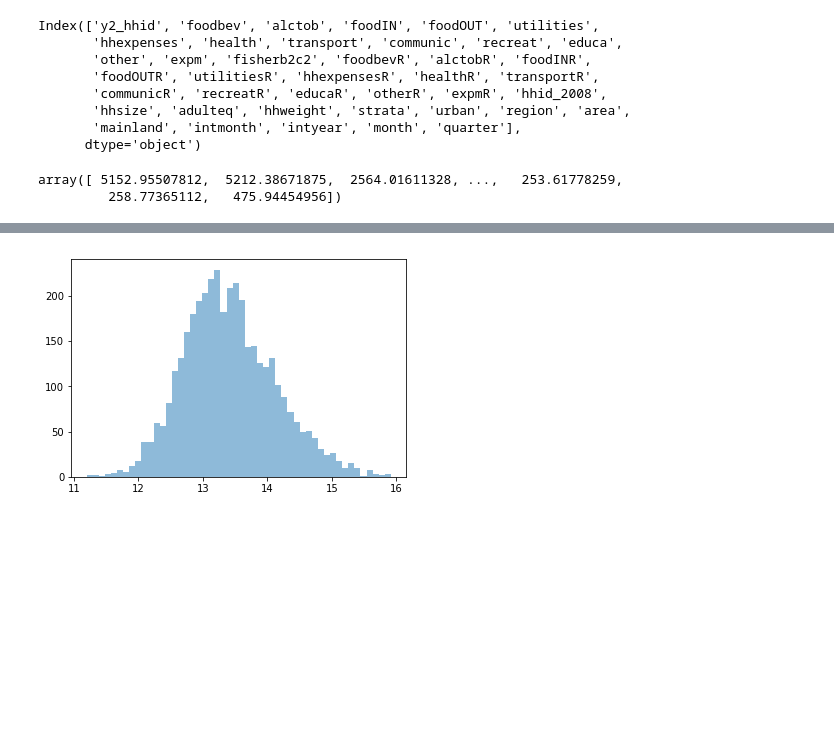
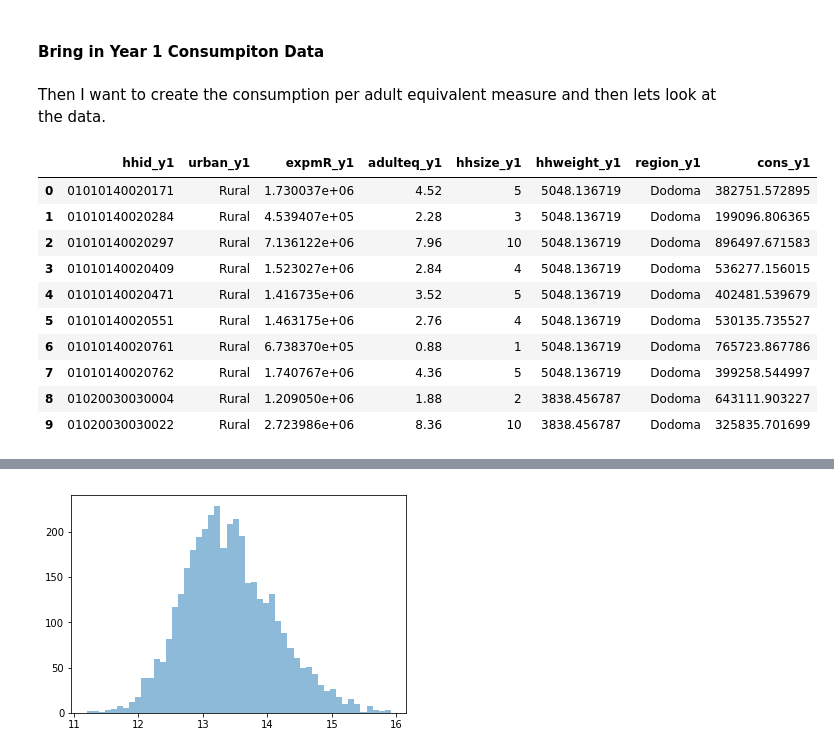
Before and after one commit to mwaugh0328/Data_Bootcamp_Fall_2017, a Jupyter notebook: final_project/tanzania_track.ipynb, the cells around one changed output, grey strips where cells are left out. Saved outputs shown, nothing was run; the diff lists cells and outputs as text; code cells hidden in the pictures; blank space fills up the shorter version.

```diff
--- a/final_project/tanzania_track.ipynb
+++ b/final_project/tanzania_track.ipynb
@@ -20,23 +44,38 @@ import numpy as np
+# %% [markdown]
+#### Bring in Year 1 Consumpiton Data
 # %%
-path = "C://Users//mwaugh//Dropbox//Panel Tracking Surveys//Tanzania//Raw Data (2008-2009 and 2010-2011)"
-file = path + "//TZY2.HH.Consumption.dta"
+path_laptop = "C://Users//mwaugh//Dropbox//Panel Tracking Surveys//Tanzania//Raw Data (2008-2009 and 2010-2011)"
+path_desktop = "C://Users//mwaugh.NYC-STERN//Dropbox//Panel Tracking Surveys//Tanzania\Raw Data (2008-2009 and 2010-2011)"
 
-demo_tanz = pd.read_stata(file)
+file = path_laptop + "//TZY1.HH.Consumption.dta"
+
+myvars = ["hhid", "urban", "expmR", "adulteq", "hhsize", "hhweight", "region"]
+
+tanz_y1 = pd.read_stata(file, columns = myvars)
+
+tanz_y1.columns
+
+new_name = []
+
+for name in myvars:
+    new_name.append(name + "_y1")
+
+tanz_y1.columns = new_name
-# %%
-demo_tanz.head(10)
-
-demo_tanz.columns
-# %% [output]
-Index(['y2_hhid', 'foodbev', 'alctob', 'foodIN', 'foodOUT', 'utilities',
-       'hhexpenses', 'health', 'transport', 'communic', 'recreat', 'educa',
-       'other', 'expm', 'fisherb2c2', 'foodbevR', 'alctobR', 'foodINR',
-       'foodOUTR', 'utilitiesR', 'hhexpensesR', 'healthR', 'transportR',
-       'communicR', 'recreatR', 'educaR', 'otherR', 'expmR', 'hhid_2008',
-       'hhsize', 'adulteq', 'hhweight', 'strata', 'urban', 'region', 'area',
-       'mainland', 'intmonth', 'intyear', 'month', 'quarter'],
-      dtype='object')
-# %%
-demo_tanz.hhweight.unique()
-# %% [output]
-array([ 5152.95507812,  5212.38671875,  2564.01611328, ...,   253.61778259,
-         258.77365112,   475.94454956])
+# %% [markdown]
+Then I want to create the consumption per adult equivalent measure and then lets look at the data.
+# %%
+tanz_y1["cons_y1"] = tanz_y1["expmR_y1"] / tanz_y1["adulteq_y1"]
+
+display(tanz_y1.head(10))
+# %% [output]
+|  | hhid_y1 | urban_y1 | expmR_y1 | adulteq_y1 | hhsize_y1 | hhweight_y1 | region_y1 | cons_y1 |
+| 0 | 01010140020171 | Rural | 1.730037e+06 | 4.52 | 5 | 5048.136719 | Dodoma | 382751.572895 |
+| 1 | 01010140020284 | Rural | 4.539407e+05 | 2.28 | 3 | 5048.136719 | Dodoma | 199096.806365 |
+| 2 | 01010140020297 | Rural | 7.136122e+06 | 7.96 | 10 | 5048.136719 | Dodoma | 896497.671583 |
+| 3 | 01010140020409 | Rural | 1.523027e+06 | 2.84 | 4 | 5048.136719 | Dodoma | 536277.156015 |
+| 4 | 01010140020471 | Rural | 1.416735e+06 | 3.52 | 5 | 5048.136719 | Dodoma | 402481.539679 |
+| 5 | 01010140020551 | Rural | 1.463175e+06 | 2.76 | 4 | 5048.136719 | Dodoma | 530135.735527 |
+| 6 | 01010140020761 | Rural | 6.738370e+05 | 0.88 | 1 | 5048.136719 | Dodoma | 765723.867786 |
+| 7 | 01010140020762 | Rural | 1.740767e+06 | 4.36 | 5 | 5048.136719 | Dodoma | 399258.544997 |
+| 8 | 01020030030004 | Rural | 1.209050e+06 | 1.88 | 2 | 3838.456787 | Dodoma | 643111.903227 |
+| 9 | 01020030030022 | Rural | 2.723986e+06 | 8.36 | 10 | 3838.456787 | Dodoma | 325835.701699 |
```
Also changed, not shown: parts of 13 cells of this notebook, 1 other file.
